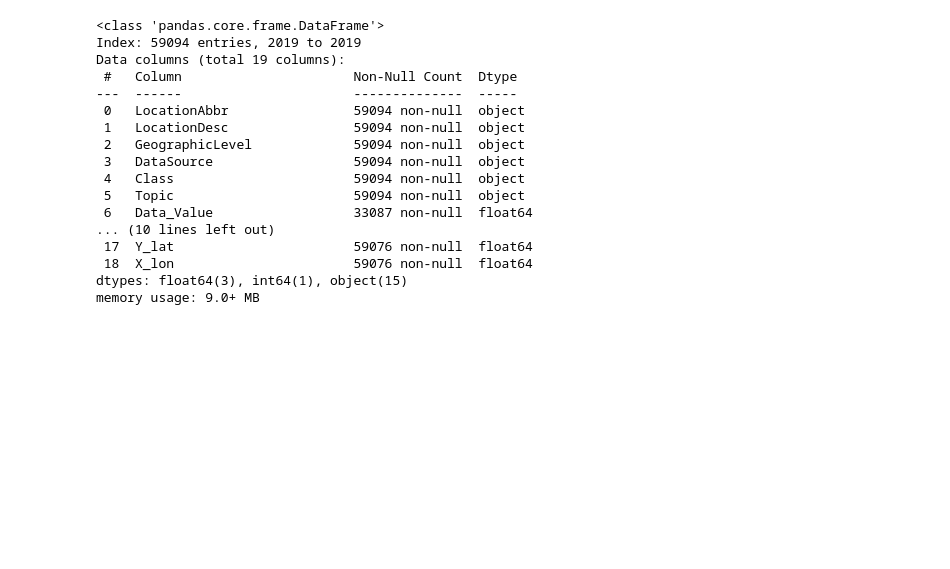
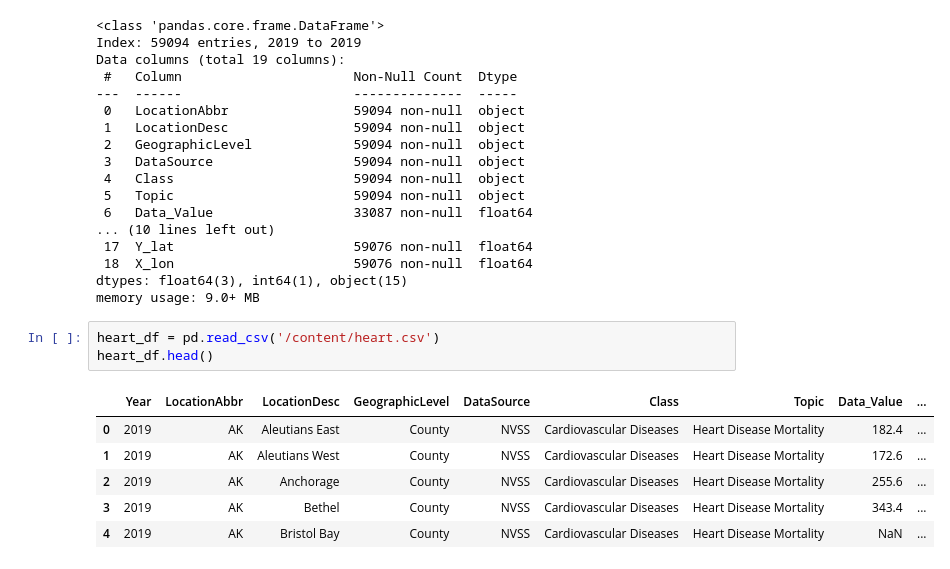
Before and after one commit to Antoine-Salwan/Antoine-Salwan, a Jupyter notebook: Untitled0.ipynb, the cells around one changed output. Saved outputs shown, nothing was run; the diff lists cells and outputs as text; blank space fills up the shorter version.

```diff
--- a/Untitled0.ipynb
+++ b/Untitled0.ipynb
@@ -37,3 +37,13 @@ Data columns (total 19 columns):
  18  X_lon                       59076 non-null  float64
 dtypes: float64(3), int64(1), object(15)
 memory usage: 9.0+ MB
+# %%
+heart_df = pd.read_csv('/content/heart.csv')
+heart_df.head()
+# %% [output]
+|  | Year | LocationAbbr | LocationDesc | GeographicLevel | DataSource | Class | Topic | Data_Value | ... |
+| 0 | 2019 | AK | Aleutians East | County | NVSS | Cardiovascular Diseases | Heart Disease Mortality | 182.4 | ... |
+| 1 | 2019 | AK | Aleutians West | County | NVSS | Cardiovascular Diseases | Heart Disease Mortality | 172.6 | ... |
+| 2 | 2019 | AK | Anchorage | County | NVSS | Cardiovascular Diseases | Heart Disease Mortality | 255.6 | ... |
+| 3 | 2019 | AK | Bethel | County | NVSS | Cardiovascular Diseases | Heart Disease Mortality | 343.4 | ... |
+| 4 | 2019 | AK | Bristol Bay | County | NVSS | Cardiovascular Diseases | Heart Disease Mortality | NaN | ... |
```
Also changed, not shown: parts of 5 cells of this notebook.
